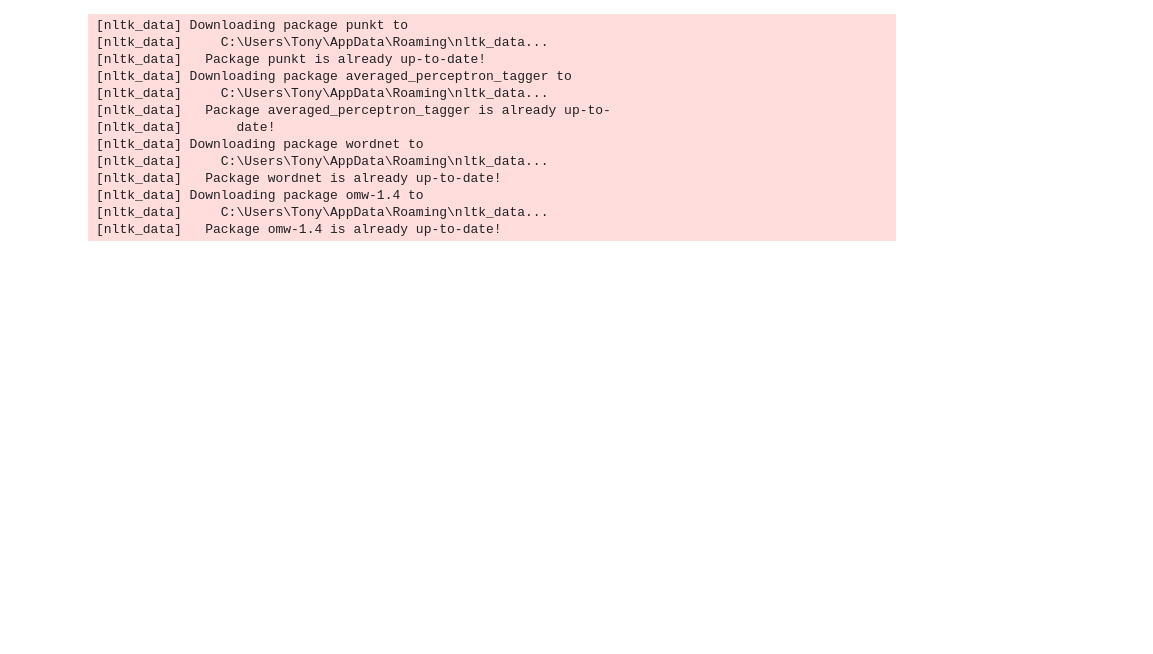
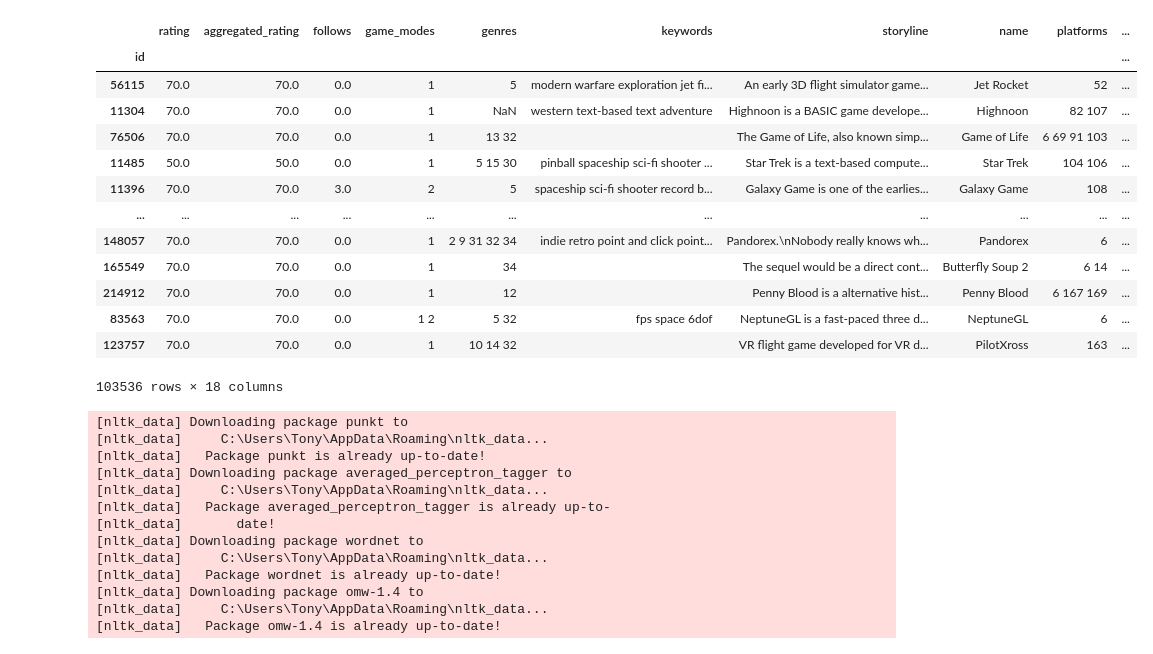
Before and after one commit to pilosadist/energy.classification, a Jupyter notebook: game.cleaning.ipynb, the cells around one changed output. Drawn from its saved outputs; the diff is of its cells as text; code cells hidden in the pictures; blank space fills up the shorter version.

```diff
--- a/game.cleaning.ipynb
+++ b/game.cleaning.ipynb
@@ -54,6 +54,23 @@ data['splitscreen'].fillna(value=False, inplace=True)
 
 data.drop(['category', 'multiplayer_modes', 'similar_games', 'offlinecoopmax', 'rating_count', 'summary',
            'offlinemax',  'onlinecoopmax', 'onlinemax', 'platform', 'first_release_date', 'involved_companies'], axis=1, inplace=True)
+# %%
+data
+# %% [output]
+|  | rating | aggregated_rating | follows | game_modes | genres | keywords | storyline | name | platforms | ... |
+| id |  |  |  |  |  |  |  |  |  | ... |
+| 56115 | 70.0 | 70.0 | 0.0 | 1 | 5 | modern warfare exploration jet fi... | An early 3D flight simulator game... | Jet Rocket | 52 | ... |
+| 11304 | 70.0 | 70.0 | 0.0 | 1 | NaN | western text-based text adventure | Highnoon is a BASIC game develope... | Highnoon | 82 107 | ... |
+| 76506 | 70.0 | 70.0 | 0.0 | 1 | 13 32 |  | The Game of Life, also known simp... | Game of Life | 6 69 91 103 | ... |
+| 11485 | 50.0 | 50.0 | 0.0 | 1 | 5 15 30 | pinball spaceship sci-fi shooter ... | Star Trek is a text-based compute... | Star Trek | 104 106 | ... |
+| 11396 | 70.0 | 70.0 | 3.0 | 2 | 5 | spaceship sci-fi shooter record b... | Galaxy Game is one of the earlies... | Galaxy Game | 108 | ... |
+| ... | ... | ... | ... | ... | ... | ... | ... | ... | ... | ... |
+| 148057 | 70.0 | 70.0 | 0.0 | 1 | 2 9 31 32 34 | indie retro point and click point... | Pandorex.\nNobody really knows wh... | Pandorex | 6 | ... |
+| 165549 | 70.0 | 70.0 | 0.0 | 1 | 34 |  | The sequel would be a direct cont... | Butterfly Soup 2 | 6 14 | ... |
+| 214912 | 70.0 | 70.0 | 0.0 | 1 | 12 |  | Penny Blood is a alternative hist... | Penny Blood | 6 167 169 | ... |
+| 83563 | 70.0 | 70.0 | 0.0 | 1 2 | 5 32 | fps space 6dof | NeptuneGL is a fast-paced three d... | NeptuneGL | 6 | ... |
+| 123757 | 70.0 | 70.0 | 0.0 | 1 | 10 14 32 |  | VR flight game developed for VR d... | PilotXross | 163 | ... |
+103536 rows × 18 columns
 # %%
 import nltk
 nltk.download('punkt')
```
Also changed, not shown: parts of 17 cells of this notebook, 2 other files.
